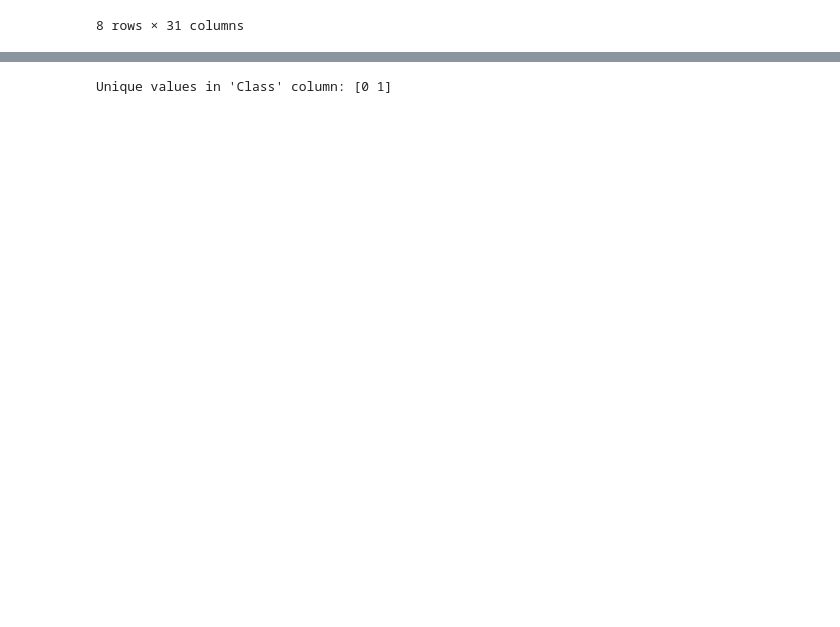
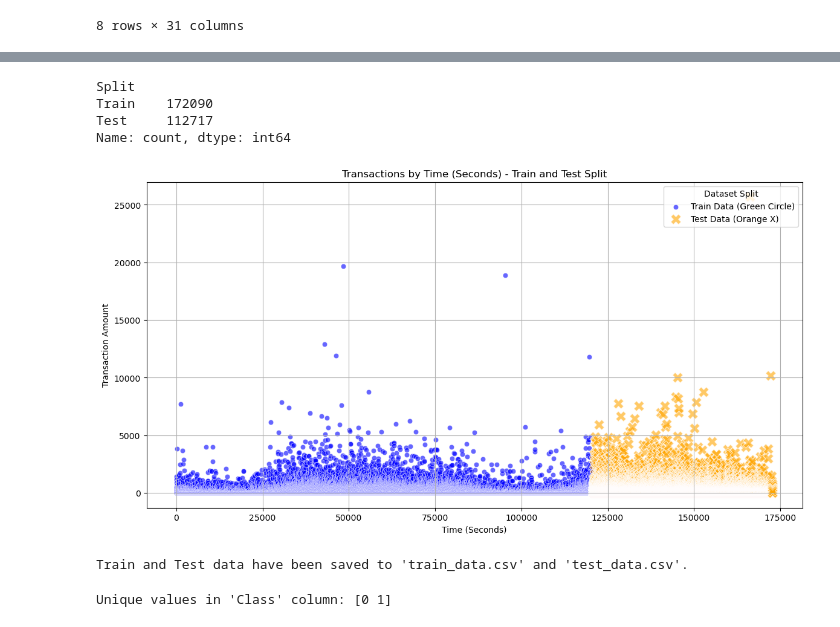
Before and after one commit to ifonseca69/project_2, a Jupyter notebook: Isaac_Fonseca/EDA.ipynb, the cells around one changed output, grey strips where cells are left out. Saved outputs shown, nothing was run; the diff lists cells and outputs as text; code cells hidden in the pictures; blank space fills up the shorter version.

Commit message:
Resources/Train and Test csv

```diff
--- a/Isaac_Fonseca/EDA.ipynb
+++ b/Isaac_Fonseca/EDA.ipynb
@@ -75,3 +129,60 @@ plt.show()
+# %%
+# Calculate 70% of the maximum Time value for train split
+train_threshold = df['Time'].max() * 0.7
+
+# Create a new column to indicate the split
+df['Split'] = ['Train' if x <= train_threshold else 'Test' for x in df['Time']]
+
+# Verify the split
+print(df['Split'].value_counts())
+
+# Plot train and test data
+plt.figure(figsize=(14, 7))
+
+# Plot Train data
+sns.scatterplot(data=df[df['Split'] == 'Train'], x='Time', y='Amount', color='blue', marker='o', alpha=0.6, label='Train Data (Green Circle)')
+
+# Plot Test data
+sns.scatterplot(data=df[df['Split'] == 'Test'], x='Time', y='Amount', color='orange', marker='X', s=150, alpha=0.6, label='Test Data (Orange X)')
+
+plt.xlabel('Time (Seconds)')
+plt.ylabel('Transaction Amount')
+plt.title('Transactions by Time (Seconds) - Train and Test Split')
+
+# Update the legend
+handles, labels = plt.gca().get_legend_handles_labels()
+plt.legend(handles=handles, labels=labels, title='Dataset Split', loc='upper right')
+plt.grid(True)  # Add grid lines
+plt.show()
+# %% [output]
+Split
+Train    172090
+Test     112717
+Name: count, dtype: int64
+[figure, added]
+# %%
+# Calculate 70% of the maximum Time value for train split
+train_threshold = df['Time'].max() * 0.7
+
+# Create a new column to indicate the split
+df['Split'] = ['Train' if x <= train_threshold else 'Test' for x in df['Time']]
+
+# Separate the data
+train_data = df[df['Split'] == 'Train']
+test_data = df[df['Split'] == 'Test']
+
+# drop the column 'Split'
+
+train_data = train_data.drop(columns=['Split'])
+test_data = test_data.drop(columns=['Split'])
+
+# Save to CSV files
+train_data.to_csv('../Resources/train_data.csv', index=False)
+test_data.to_csv('../Resources/test_data.csv', index=False)
+
+print("Train and Test data have been saved to 'train_data.csv' and 'test_data.csv'.")
+# %% [output]
+Train and Test data have been saved to 'train_data.csv' and 'test_data.csv'.
 # %%
 # Get the unique values in the 'class' column
 unique_classes = df['Class'].unique()
```
Also changed, not shown: parts of 13 cells of this notebook, 2 other files.
